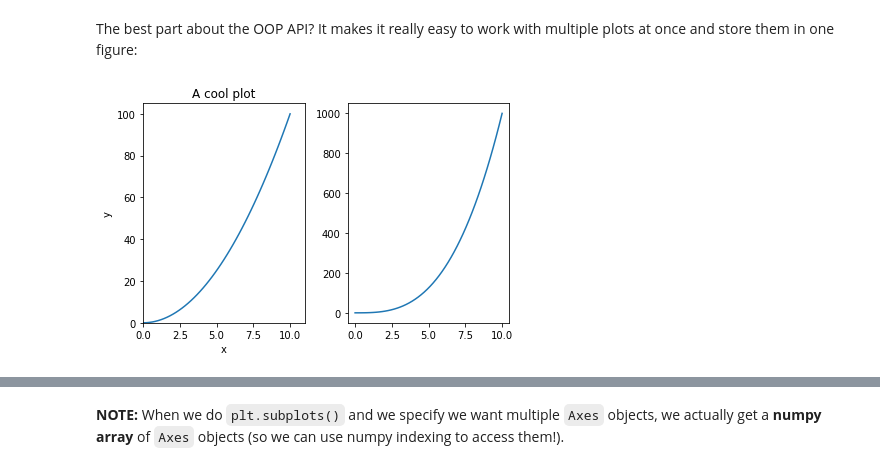
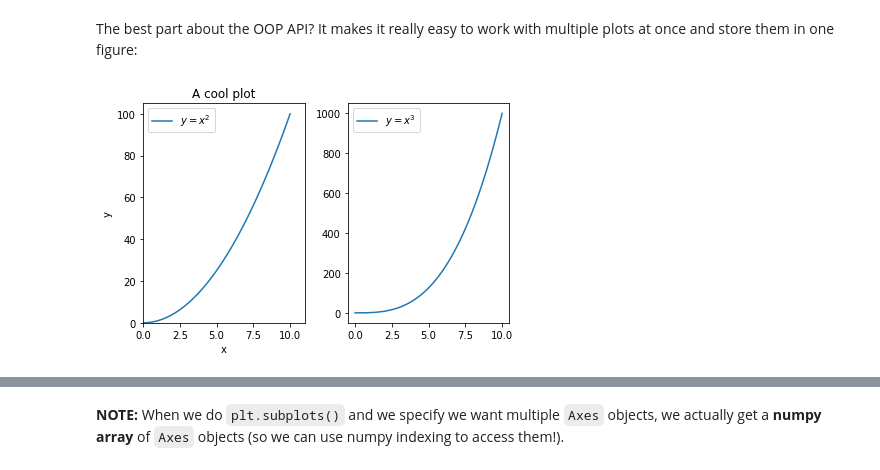
Before and after one commit to UWA-Maths-Union/mu-workshops, a Jupyter notebook: 2022/python/workshop2/workshop2-scientific-python.ipynb, the cells around one changed output, grey strips where cells are left out. Saved outputs shown, nothing was run; the diff lists cells and outputs as text; code cells hidden in the pictures.

```diff
--- a/2022/python/workshop2/workshop2-scientific-python.ipynb
+++ b/2022/python/workshop2/workshop2-scientific-python.ipynb
@@ -632,20 +675,25 @@ ax.set_ylim(0, 105)
 The best part about the OOP API? It makes it really easy to work with multiple plots at once and store them in one figure:
 # %%
 fig, axs = plt.subplots(1, 2) # 1 row, 2 columns
+x = np.linspace(0, 10, 50)
+y1 = x ** 2
+y2 = x ** 3
 
 # Note here we call the methods DIRECTLY on the ax object
-axs[0].plot(x, y1)
+axs[0].plot(x, y1, label = "$y=x^2$")
 axs[0].set( # all the `ax.set_` settings on the `Axes` object can be done at once using `.set()`
     xlabel="x",
     ylabel="y",
     title="A cool plot",
     xlim = (0, 11),
     ylim = (0, 105),
     )
+axs[0].legend()
 
-axs[1].plot(x, y2)
-# Not setting anything for the right axis
+axs[1].plot(x, y2, label = "$y=x^3$")
+axs[1].legend()
+# Not setting anything else for the right axis
 
-fig.tight_layout() # Automatically adjusts the figure layout
+fig.tight_layout() # Automatically adjusts the figure layout so plots are spaced nicely
 # %% [output]
-[figure, old version]
+[figure, new version]
```
Also changed, not shown: parts of 36 cells of this notebook.
